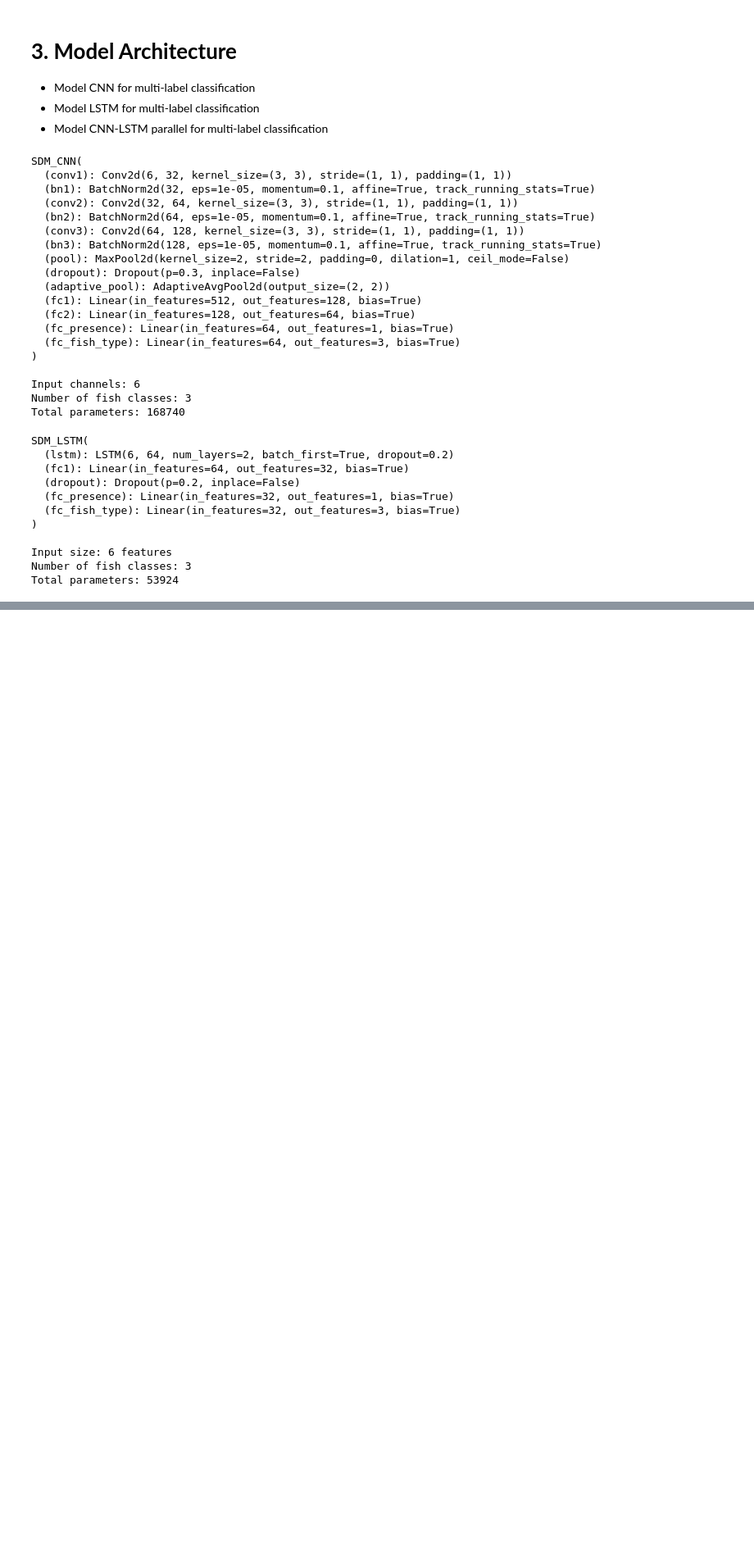
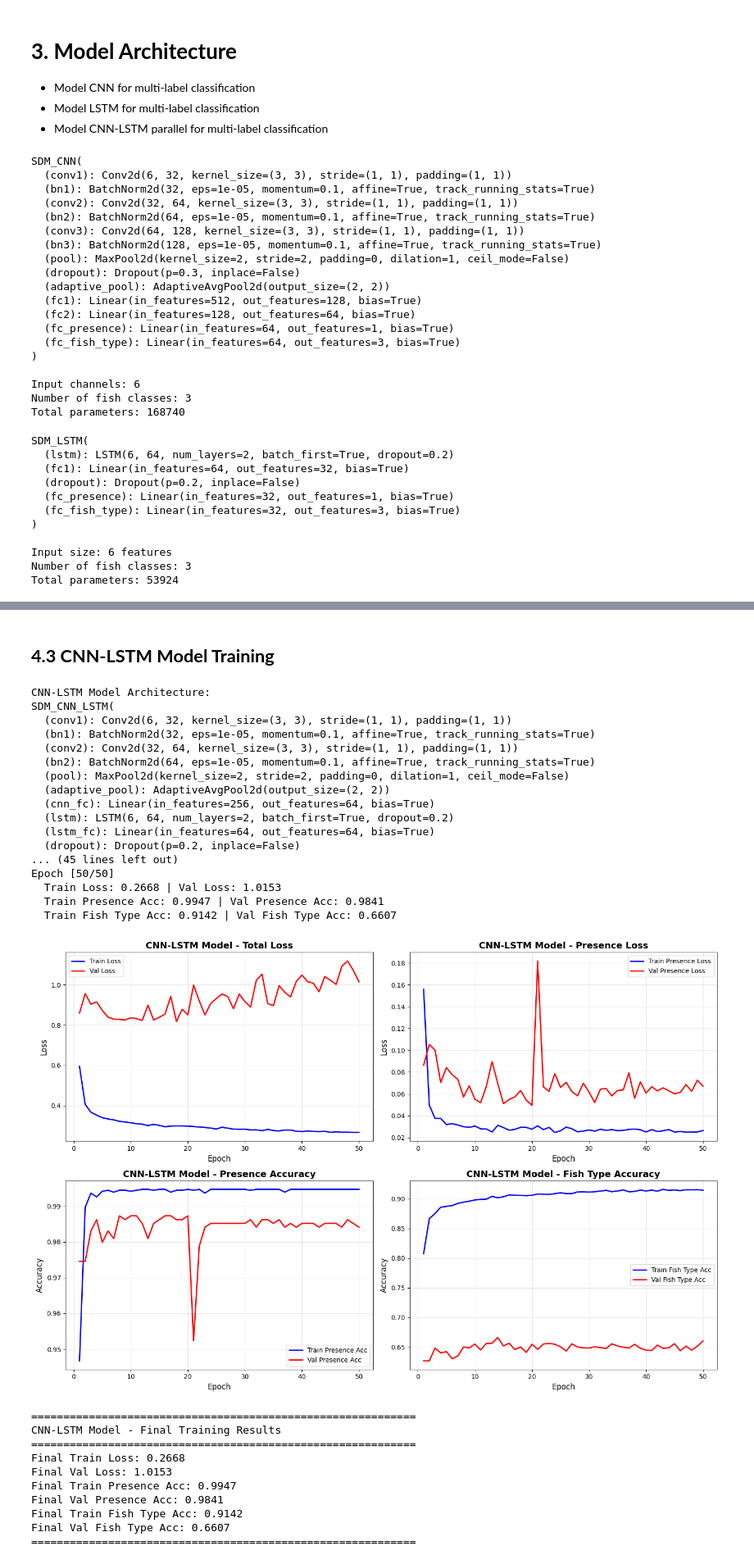
Before and after one commit to anhphuongnguyenquynh/marine-species-distribution-models-labs, a Jupyter notebook: models/3_deep_learning_methods/sdm_cnn_lstm_cnn-lstm_revised.ipynb, the cells around one changed output, grey strips where cells are left out. Shown at 82% size. Drawn from its saved outputs; the diff is of its cells as text; code cells hidden in the pictures; blank space fills up the shorter version.

```diff
--- a/models/3_deep_learning_methods/sdm_cnn_lstm_cnn-lstm_revised.ipynb
+++ b/models/3_deep_learning_methods/sdm_cnn_lstm_cnn-lstm_revised.ipynb
@@ -1131,0 +1794,55 @@ Total parameters: 103236
+# %% [markdown]
+## **4.3 CNN-LSTM Model Training**
+# %%
+cnn_lstm_model = SDM_CNN_LSTM(
+    cnn_channels=len(env_datasets),
+    lstm_input_size=len(env_datasets),
+    num_fish_classes=len(fish_types)
+)
+
+print(f"\nCNN-LSTM Model Architecture:")
+print(cnn_lstm_model)
+print(f"\nTotal parameters: {sum(p.numel() for p in cnn_lstm_model.parameters()):,}")
+
+print("\nStarting CNN-LSTM model training...")
+cnn_lstm_history = train_cnn_lstm_model(
+    model=cnn_lstm_model,
+    cnn_train_loader=cnn_train_loader,
+    cnn_test_loader=cnn_test_loader,
+    lstm_train_loader=lstm_train_loader,
+    lstm_test_loader=lstm_test_loader,
+    num_epochs=50,
+    lr=0.001,
+    device=device
+)
+
+plot_training_curves(cnn_lstm_history, "CNN-LSTM Model")
+# %% [output]
+CNN-LSTM Model Architecture:
+SDM_CNN_LSTM(
+  (conv1): Conv2d(6, 32, kernel_size=(3, 3), stride=(1, 1), padding=(1, 1))
+  (bn1): BatchNorm2d(32, eps=1e-05, momentum=0.1, affine=True, track_running_stats=True)
+  (conv2): Conv2d(32, 64, kernel_size=(3, 3), stride=(1, 1), padding=(1, 1))
+  (bn2): BatchNorm2d(64, eps=1e-05, momentum=0.1, affine=True, track_running_stats=True)
+  (pool): MaxPool2d(kernel_size=2, stride=2, padding=0, dilation=1, ceil_mode=False)
+  (adaptive_pool): AdaptiveAvgPool2d(output_size=(2, 2))
+  (cnn_fc): Linear(in_features=256, out_features=64, bias=True)
+  (lstm): LSTM(6, 64, num_layers=2, batch_first=True, dropout=0.2)
+  (lstm_fc): Linear(in_features=64, out_features=64, bias=True)
+  (dropout): Dropout(p=0.2, inplace=False)
+... (45 lines left out)
+Epoch [50/50]
+  Train Loss: 0.2668 | Val Loss: 1.0153
+  Train Presence Acc: 0.9947 | Val Presence Acc: 0.9841
+  Train Fish Type Acc: 0.9142 | Val Fish Type Acc: 0.6607
+[figure, added]
+============================================================
+CNN-LSTM Model - Final Training Results
+============================================================
+Final Train Loss: 0.2668
+Final Val Loss: 1.0153
+Final Train Presence Acc: 0.9947
+Final Val Presence Acc: 0.9841
+Final Train Fish Type Acc: 0.9142
+Final Val Fish Type Acc: 0.6607
+============================================================
```
Also changed, not shown: parts of 7 cells of this notebook.
